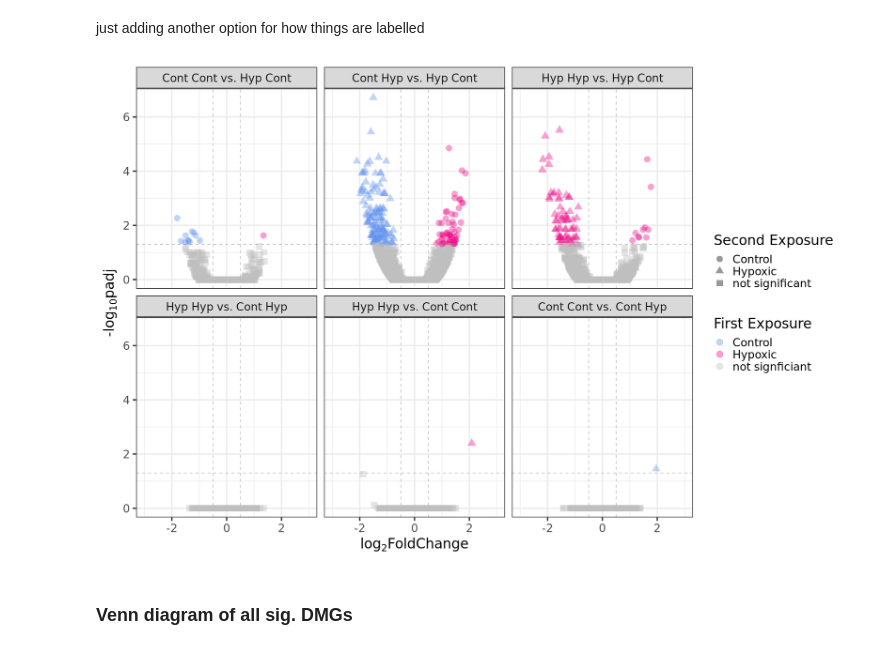
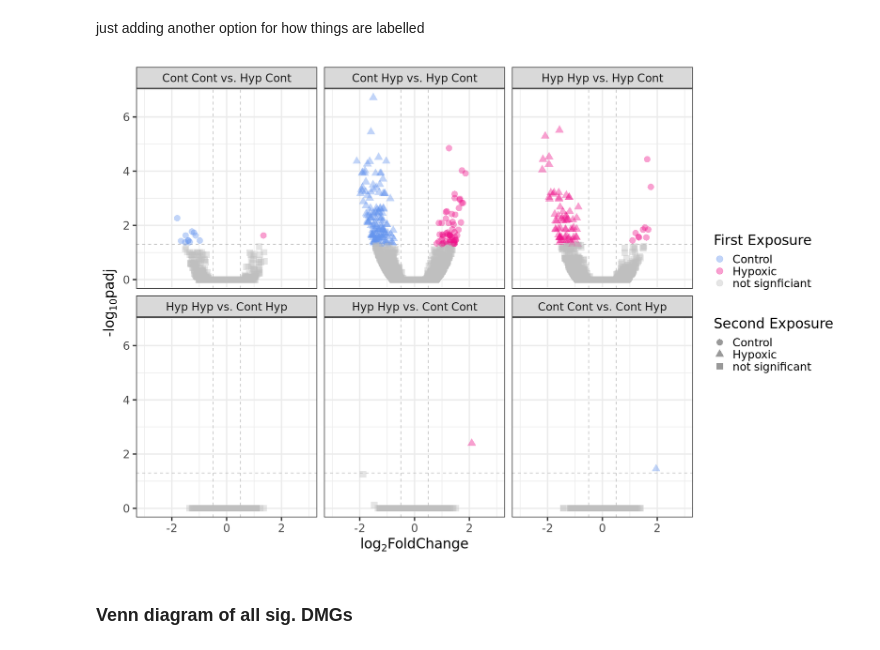
Before and after one commit to jgmcdonough/CE18_methylRAD_analysis, a Jupyter notebook: analysis/DMGs_analysis/HC_genes_2.0.ipynb, the cells around one changed output. Drawn from its saved outputs; the diff is of its cells as text; code cells hidden in the pictures.

```diff
--- a/analysis/DMGs_analysis/HC_genes_2.0.ipynb
+++ b/analysis/DMGs_analysis/HC_genes_2.0.ipynb
@@ -601,34 +605,36 @@ mega_df$pair <- factor(mega_df$pair, levels = c('CC_HC','CH_HC','HH_HC', 'HH_CH'
 new_labels <- c(CC_HC = "Cont Cont vs. Hyp Cont",
                 CH_HC = "Cont Hyp vs. Hyp Cont",
                 HH_HC = "Hyp Hyp vs. Hyp Cont",
                HH_CH = "Hyp Hyp vs. Cont Hyp",
                HH_CC = "Hyp Hyp vs. Cont Cont",
                CC_CH = "Cont Cont vs. Cont Hyp")
 
 volcano_MEGA2 <- ggplot(data = mega_df, aes(x = log2FoldChange,
                                              y = -log10(padj),
                                              col = phase1_moreMe,
                                           shape = phase2_moreMe)) +
                         geom_vline(xintercept = c(-0.5,0.5),
                                    col = "gray",
                                    linetype = 'dashed') + # fold change threshold line
                         geom_hline(yintercept = -log10(0.05),
                                    col = "gray",
                                    linetype = 'dashed') + # padj threshold line
                         geom_point(size=4, alpha =0.4) +
 scale_color_manual(values=c('cornflowerblue','deeppink2', 'gray')) +
 theme_bw() +
+guides(col = guide_legend(order = 1),
+          shape = guide_legend(order = 2)) +
 facet_wrap(~pair, labeller = as_labeller(new_labels)) +
                         theme_bw(base_size=20) +
                         labs(col='First Exposure',
                              shape = 'Second Exposure',
                              x = expression("log"[2]*"FoldChange"),
                              y = expression("-log"[10]*"padj")) +
                         scale_x_continuous(limits = c(-3,3))
 
 volcano_MEGA2
 # %% [output]
-[figure, old version]
+[figure, new version]
 # %%
 ggsave('/project/pi_sarah_gignouxwolfsohn_uml_edu/julia/CE_MethylRAD_analysis_2018/analysis/figures/metaVolcano2.pdf', volcano_MEGA2,
       width = 15, heigh = 10)
```
Also changed, not shown: parts of 2 cells of this notebook, 2 other files.
